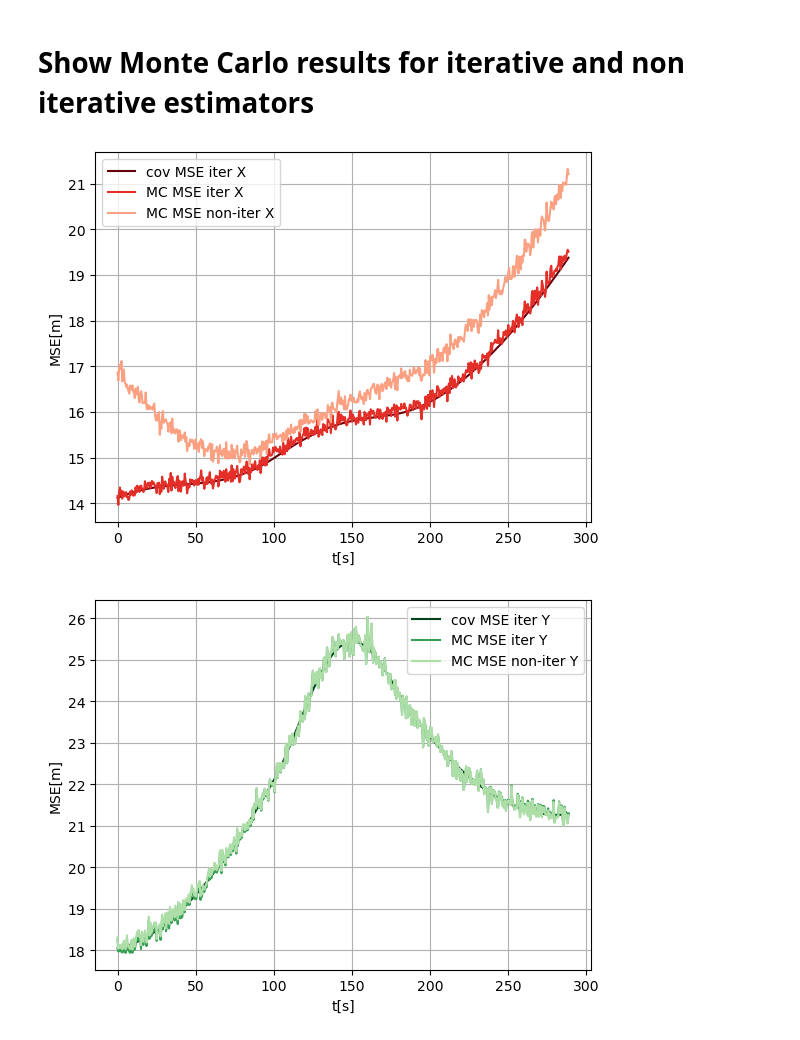
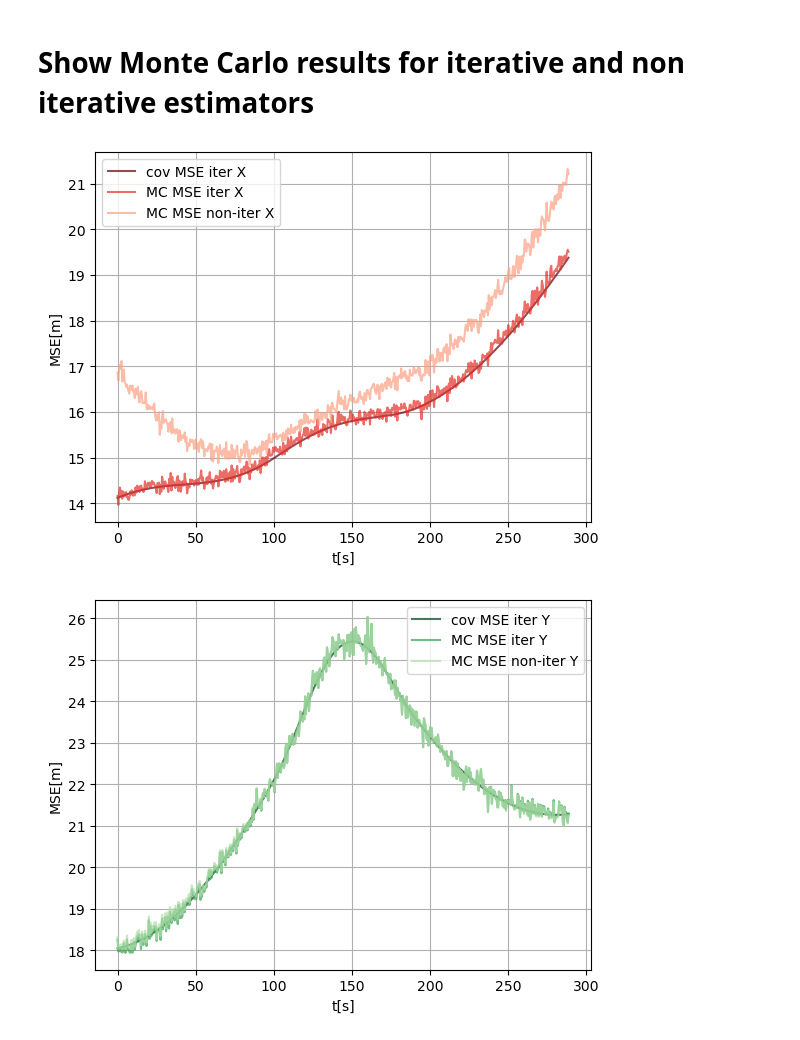
Before and after one commit to EilamNir/noisy-triangulation, a Jupyter notebook: python/src/MC_iter_non_iter_sim.ipynb, the cells around one changed output. Cells and saved outputs as stored; diff of their text form; code cells hidden in the pictures.

```diff
--- a/python/src/MC_iter_non_iter_sim.ipynb
+++ b/python/src/MC_iter_non_iter_sim.ipynb
@@ -67,41 +67,41 @@ MC_MSE_it_est = np.sqrt(mean_err_it_est)
 MC_MSE_non_it_est = np.sqrt(mean_err_non_it_est)
 
 colormap = plt.cm.Reds
 x_colors = [colormap(i) for i in np.linspace(0, 1, 4)]
 colormap = plt.cm.Greens
 y_colors = [colormap(i) for i in np.linspace(0, 1, 4)]
 colormap = plt.cm.Blues
 z_colors = [colormap(i) for i in np.linspace(0, 1, 4)]
 
 plt.figure()
-plt.plot(t, cov_MSE_it[:,0], label=f'cov MSE iter X', color=x_colors.pop())
-plt.plot(t, MC_MSE_it_est[:,0], label=f'MC MSE iter X', color=x_colors.pop())
-plt.plot(t, MC_MSE_non_it_est[:,0], label=f'MC MSE non-iter X', color=x_colors.pop())
+plt.plot(t, cov_MSE_it[:,0], label=f'cov MSE iter X', color=x_colors.pop(), alpha=0.7)
+plt.plot(t, MC_MSE_it_est[:,0], label=f'MC MSE iter X', color=x_colors.pop(), alpha=0.7)
+plt.plot(t, MC_MSE_non_it_est[:,0], label=f'MC MSE non-iter X', color=x_colors.pop(), alpha=0.7)
 plt.xlabel('t[s]')
 plt.ylabel('MSE[m]')
 plt.grid()
 plt.legend()
 plt.show()
 
 plt.figure()
-plt.plot(t, cov_MSE_it[:,1], label=f'cov MSE iter Y', color=y_colors.pop())
-plt.plot(t, MC_MSE_it_est[:,1], label=f'MC MSE iter Y', color=y_colors.pop())
-plt.plot(t, MC_MSE_non_it_est[:,1], label=f'MC MSE non-iter Y', color=y_colors.pop())
+plt.plot(t, cov_MSE_it[:,1], label=f'cov MSE iter Y', color=y_colors.pop(), alpha=0.7)
+plt.plot(t, MC_MSE_it_est[:,1], label=f'MC MSE iter Y', color=y_colors.pop(), alpha=0.7)
+plt.plot(t, MC_MSE_non_it_est[:,1], label=f'MC MSE non-iter Y', color=y_colors.pop(), alpha=0.7)
 plt.xlabel('t[s]')
 plt.ylabel('MSE[m]')
 plt.grid()
 plt.legend()
 plt.show()
 
 plt.figure()
-plt.plot(t, cov_MSE_it[:,2], label=f'cov MSE iter Z', color=z_colors.pop())
-plt.plot(t, MC_MSE_it_est[:,2], label=f'MC MSE iter Z', color=z_colors.pop())
-plt.plot(t, MC_MSE_non_it_est[:,2], label=f'MC MSE non-iter Z', color=z_colors.pop())
+plt.plot(t, cov_MSE_it[:,2], label=f'cov MSE iter Z', color=z_colors.pop(), alpha=0.7)
+plt.plot(t, MC_MSE_it_est[:,2], label=f'MC MSE iter Z', color=z_colors.pop(), alpha=0.7)
+plt.plot(t, MC_MSE_non_it_est[:,2], label=f'MC MSE non-iter Z', color=z_colors.pop(), alpha=0.7)
 plt.xlabel('t[s]')
 plt.ylabel('MSE[m]')
 plt.grid()
 plt.legend()
 plt.show()
 # %% [output]
-[figure, old version]
+[figure, new version]
-[figure, old version]
+[figure, new version]
```
Also changed, not shown: parts of 1 cell of this notebook, 2 other files.
